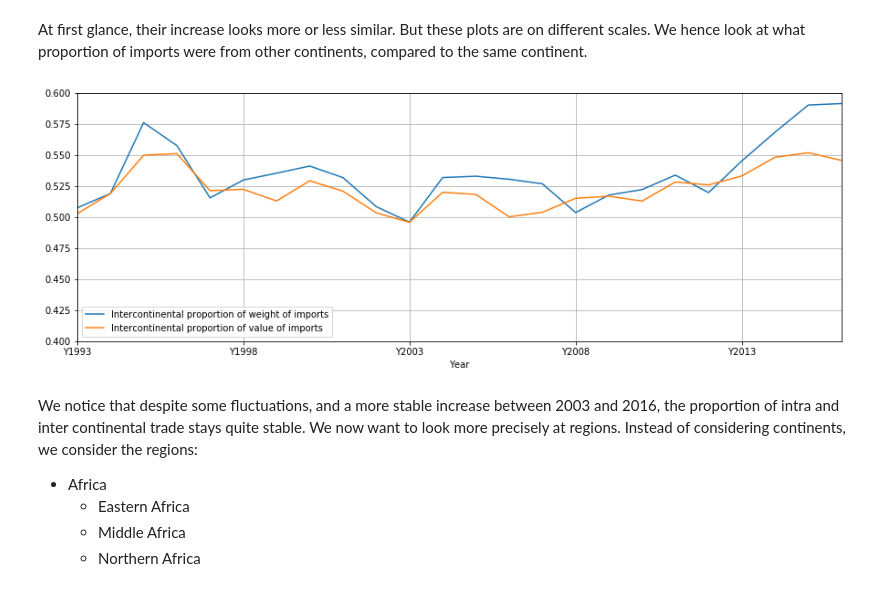
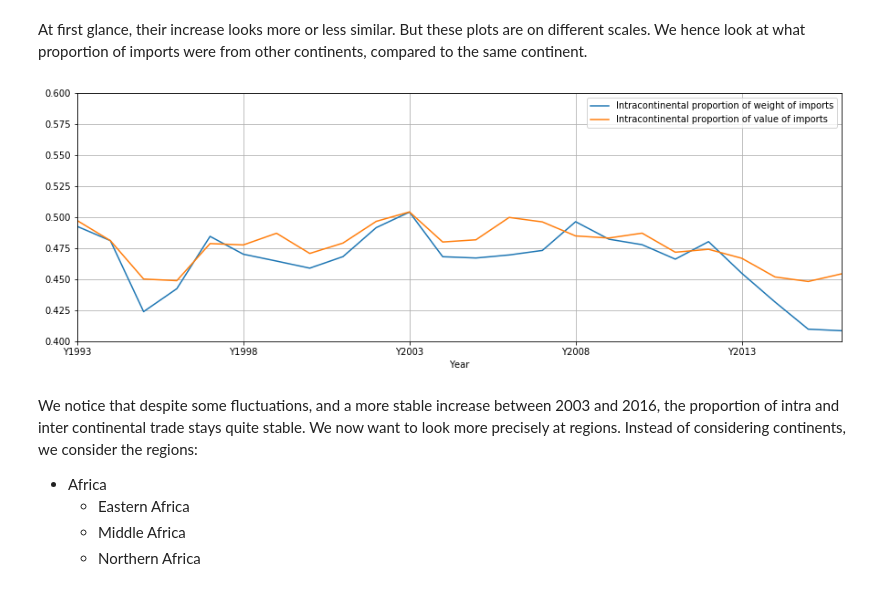
Before and after one commit to n-poulsen/GranADA, a Jupyter notebook: code/GlobalTradeChanges.ipynb, the cells around one changed output. Cells and saved outputs as stored; diff of their text form; code cells hidden in the pictures.

```diff
--- a/code/GlobalTradeChanges.ipynb
+++ b/code/GlobalTradeChanges.ipynb
@@ -104,68 +104,68 @@ continent_names = ['Africa', 'Americas', 'Asia', 'Europe', 'Oceania']
 # %% [markdown]
 We start by looking at how inter and intra continental has evolved between 1993 and 2016.
 # %%
-df_intracontinental_imports_w = pd.DataFrame(columns=df_trade.columns)
-df_intracontinental_imports_v = pd.DataFrame(columns=df_trade.columns)
+df_intra_continental_imports_w = pd.DataFrame(columns=df_trade.columns)
+df_intra_continental_imports_v = pd.DataFrame(columns=df_trade.columns)
 
-df_intercontinental_imports_w = pd.DataFrame(columns=df_trade.columns)
-df_intercontinental_imports_v = pd.DataFrame(columns=df_trade.columns)
+df_inter_continental_imports_w = pd.DataFrame(columns=df_trade.columns)
+df_inter_continental_imports_v = pd.DataFrame(columns=df_trade.columns)
 
 
 for c1 in continents:
     for c2 in continents:
         if c1 == c2:
-            df_intracontinental_imports_w = df_intracontinental_imports_w\
+            df_intra_continental_imports_w = df_intra_continental_imports_w\
                 .append(df_trade[(df_trade['Reporter Countries'].isin(c1)) &
                                  (df_trade['Partner Countries'].isin(c1)) &
                                  (df_trade['Element'] == 'Import Quantity')])
-            df_intracontinental_imports_v = df_intracontinental_imports_v\
+            df_intra_continental_imports_v = df_intra_continental_imports_v\
                 .append(df_trade[(df_trade['Reporter Countries'].isin(c1)) &
                                  (df_trade['Partner Countries'].isin(c1)) &
                                  (df_trade['Element'] == 'Import Value')])
         else:
-            df_intercontinental_imports_w = df_intercontinental_imports_w\
+            df_inter_continental_imports_w = df_inter_continental_imports_w\
                 .append(df_trade[(df_trade['Reporter Countries'].isin(c1)) &
                                  (df_trade['Partner Countries'].isin(c2)) &
                                  (df_trade['Element'] == 'Import Quantity')])
-            df_intercontinental_imports_v = df_intercontinental_imports_v\
+            df_inter_continental_imports_v = df_inter_continental_imports_v\
                 .append(df_trade[(df_trade['Reporter Countries'].isin(c1)) &
                                  (df_trade['Partner Countries'].isin(c2)) &
                                  (df_trade['Element'] == 'Import Value')])
 
-df_intracontinental_imports_w = df_intracontinental_imports_w[[f'Y{label}' for label in range(1993, 2017)]]\
+df_intra_continental_imports_w_sums = df_intra_continental_imports_w[[f'Y{label}' for label in range(1993, 2017)]]\
                                     .sum(axis=0)
-df_intracontinental_imports_v = df_intracontinental_imports_v[[f'Y{label}' for label in range(1993, 2017)]]\
+df_intra_continental_imports_v_sums = df_intra_continental_imports_v[[f'Y{label}' for label in range(1993, 2017)]]\
                                     .sum(axis=0)
 
-df_intercontinental_imports_w = df_intercontinental_imports_w[[f'Y{label}' for label in range(1993, 2017)]]\
+df_inter_continental_imports_w_sums = df_inter_continental_imports_w[[f'Y{label}' for label in range(1993, 2017)]]\
                                     .sum(axis=0)
-df_intercontinental_imports_v = df_intercontinental_imports_v[[f'Y{label}' for label in range(1993, 2017)]]\
+df_inter_continental_imports_v_sums = df_inter_continental_imports_v[[f'Y{label}' for label in range(1993, 2017)]]\
                                     .sum(axis=0)
 
-plot_trade(df_intracontinental_imports_w, df_intracontinental_imports_v, 'Intercontinental trade')
-plot_trade(df_intercontinental_imports_w, df_intercontinental_imports_v, 'Intracontinental trade')
+plot_trade(df_intra_continental_imports_w_sums, df_intra_continental_imports_v_sums, 'Intra-continental trade')
+plot_trade(df_inter_continental_imports_w_sums, df_inter_continental_imports_v_sums, 'Inter-continental trade')
 # %% [output]
 [figure]
 [figure]
 # %% [markdown]
 At first glance, their increase looks more or less similar. But these plots are on different scales. We hence look at what proportion of imports were from other continents, compared to the same continent.
 # %%
-df_total_imports_w = df_intracontinental_imports_w + df_intercontinental_imports_w
-df_total_imports_v = df_intracontinental_imports_v + df_intercontinental_imports_v
+df_total_imports_w_sums = df_intra_continental_imports_w_sums + df_inter_continental_imports_w_sums
+df_total_imports_v_sums = df_intra_continental_imports_v_sums + df_inter_continental_imports_v_sums
 
-df_inter_perc_w = df_intercontinental_imports_w/df_total_imports_w
-df_inter_perc_v = df_intercontinental_imports_v/df_total_imports_v
+df_intra_continental_perc_w = df_intra_continental_imports_w_sums/df_total_imports_w_sums
+df_intra_continental_perc_v = df_intra_continental_imports_v_sums/df_total_imports_v_sums
 
 plt.figure(figsize=(15,5))
 plt.xlabel('Year')
-df_inter_perc_w.plot(label='Intercontinental proportion of weight of imports')
-df_inter_perc_v.plot(label='Intercontinental proportion of value of imports')
+df_intra_continental_perc_w.plot(label='Intracontinental proportion of weight of imports')
+df_intra_continental_perc_v.plot(label='Intracontinental proportion of value of imports')
 plt.ylim([0.4, 0.6])
 plt.grid()
 plt.legend()
 plt.show()
 # %% [output]
-[figure, old version]
+[figure, new version]
 # %% [markdown]
 We notice that despite some fluctuations, and a more stable increase between 2003 and 2016, the proportion of intra and inter continental trade stays quite stable. We now want to look more precisely at regions. Instead of considering continents, we consider the regions:
 
```
Also changed, not shown: parts of 15 cells of this notebook.
